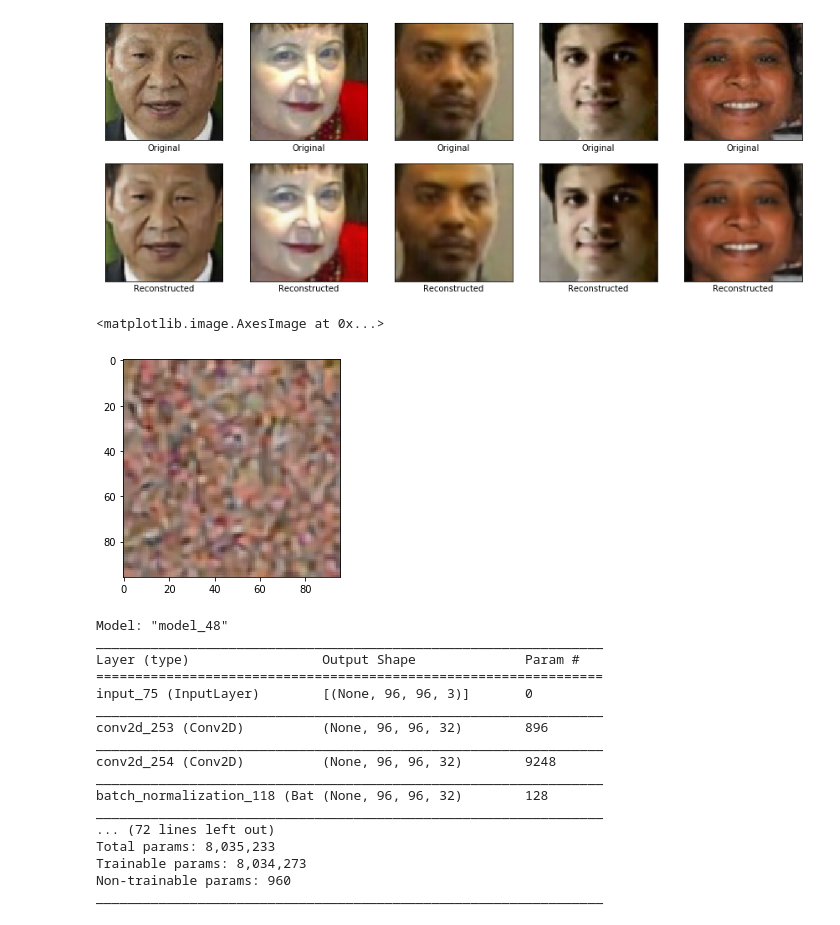
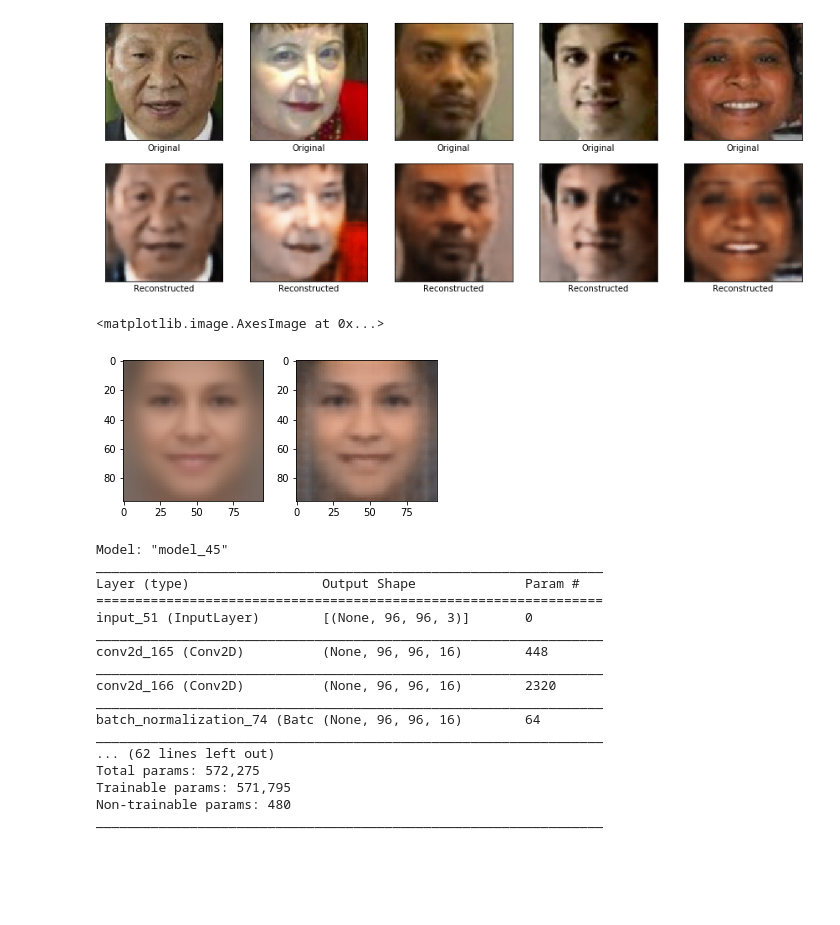
Before and after one commit to caisplusplus/Adv_Curriculum19, a Jupyter notebook: Adv_Microproject3/VAE_Solution.ipynb, the cells around one changed output. Saved outputs shown, nothing was run; the diff lists cells and outputs as text; code cells hidden in the pictures; blank space fills up the shorter version.

```diff
--- a/Adv_Microproject3/VAE_Solution.ipynb
+++ b/Adv_Microproject3/VAE_Solution.ipynb
@@ -65,15 +78,16 @@ def create_decoder(encoding_dim):
     conv1 = Conv2DTranspose(128, 3, strides=2, padding="same", activation="relu")(inputs)
     conv2 = Conv2DTranspose(64, 3, strides=2, padding="same", activation="relu")(conv1)
     conv3 = Conv2DTranspose(32, 3, strides=2, padding="same", activation="relu")(conv2)
-    conv4 = Conv2D(3, 3, padding="same", activation="sigmoid")(conv3)
+    conv4 = Conv2DTranspose(16, 3, strides=2, padding="same", activation="relu")(conv3)
+    conv5 = Conv2D(3, 3, padding="same", activation="sigmoid")(conv4)
 
-    decoder = Model(inputs, conv4)
+    decoder = Model(inputs, conv5)
     decoder.summary()
 
     return decoder
 # %%
 input_shape = images[0].shape
-ENCODING_DIM = 144
+ENCODING_DIM = 36
 # %%
 encoder = create_encoder(input_shape, ENCODING_DIM)
 decoder = create_decoder(ENCODING_DIM)
@@ -111,6 +121,6 @@ _________________________________________________________________
 # %%
 !mkdir -p models/ae
-checkpointer = ModelCheckpoint("models/epoch{epoch}_loss{val_loss:.4f}.h5", save_best_only=True, verbose=1)
-autoencoder.fit(images, images, batch_size=128, epochs=50 validation_split=0.2, callbacks=[checkpointer])
+checkpointer = ModelCheckpoint("models/ae/epoch{epoch}_loss{val_loss:.4f}.h5", save_best_only=True, verbose=1)
+autoencoder.fit(images, images, batch_size=128, epochs=50, validation_split=0.2, callbacks=[checkpointer])
 # %% [output]
 Train on 18966 samples, validate on 4742 samples
@@ -139,2 +144,7 @@ autoencoder = load_model("models/epoch46_loss0.0006.h5")
+# %%
+saved_models = sorted(glob("models/ae/*"), key=os.path.getmtime)
+autoencoder = load_model(saved_models[-1])
+encoder = autoencoder.get_layer(index=1)
+decoder = autoencoder.get_layer(index=2)
 # %%
 visual = images[:5]
@@ -158,11 +168,3 @@ for i in range(5):
 plt.show()
 # %% [output]
 [figure]
-# %%
-k = encoder(images[:1])
-sample = k.std() * np.random.randn(1, 12, 12, 128) + k.mean()
-test = decoder.predict(sample).squeeze()
-plt.imshow(test)
-# %% [output]
-<matplotlib.image.AxesImage at 0x...>
-[figure, removed]
@@ -179,2 +171,18 @@ prior = tfd.Independent(tfd.Normal(loc=tf.zeros(ENCODING_DIM), scale=1), reinter
+# %%
+plt.figure(figsize=(15, 15))
+
+plt.subplot(5, 5, 1)
+preds = autoencoder.predict(images)
+avg = np.mean(images, axis=0)
+plt.imshow(avg)
+
+plt.subplot(5, 5, 2)
+latent = encoder.predict(images)
+avg = np.expand_dims(np.mean(latent, axis=0), 0)
+pred = decoder.predict(avg).squeeze()
+plt.imshow(pred)
+# %% [output]
+<matplotlib.image.AxesImage at 0x...>
+[figure, added]
 # %%
 def create_variational_encoder(input_shape, encoding_dim):
@@ -230,7 +236,7 @@ def create_variational_decoder(input_shape, encoding_dim):
     return decoder
 # %%
 variational_encoder = create_variational_encoder(input_shape, ENCODING_DIM)
-variational_decoder = create_variational_decoder(input_shape, ENCODING_DIM)
+variational_decoder = create_variational_decoder(ENCODING_DIM)
 
 variational_inputs = Input(shape=input_shape)
 variational_encoded = variational_encoder(variational_inputs)
@@ -239,20 +245,20 @@ variational_decoded = variational_decoder(variational_encoded)
 variational_autoencoder = Model(variational_inputs, variational_decoded)
 variational_autoencoder.summary()
 # %% [output]
-Model: "model_48"
+Model: "model_45"
 _________________________________________________________________
 Layer (type)                 Output Shape              Param #
 =================================================================
-input_75 (InputLayer)        [(None, 96, 96, 3)]       0
+input_51 (InputLayer)        [(None, 96, 96, 3)]       0
 _________________________________________________________________
-conv2d_253 (Conv2D)          (None, 96, 96, 32)        896
+conv2d_165 (Conv2D)          (None, 96, 96, 16)        448
 _________________________________________________________________
-conv2d_254 (Conv2D)          (None, 96, 96, 32)        9248
+conv2d_166 (Conv2D)          (None, 96, 96, 16)        2320
 _________________________________________________________________
-batch_normalization_118 (Bat (None, 96, 96, 32)        128
+batch_normalization_74 (Batc (None, 96, 96, 16)        64
 _________________________________________________________________
-... (72 lines left out)
-Total params: 8,035,233
-Trainable params: 8,034,273
-Non-trainable params: 960
+... (62 lines left out)
+Total params: 572,275
+Trainable params: 571,795
+Non-trainable params: 480
 _________________________________________________________________
```
Also changed, not shown: parts of 16 cells of this notebook, 1 other file.
